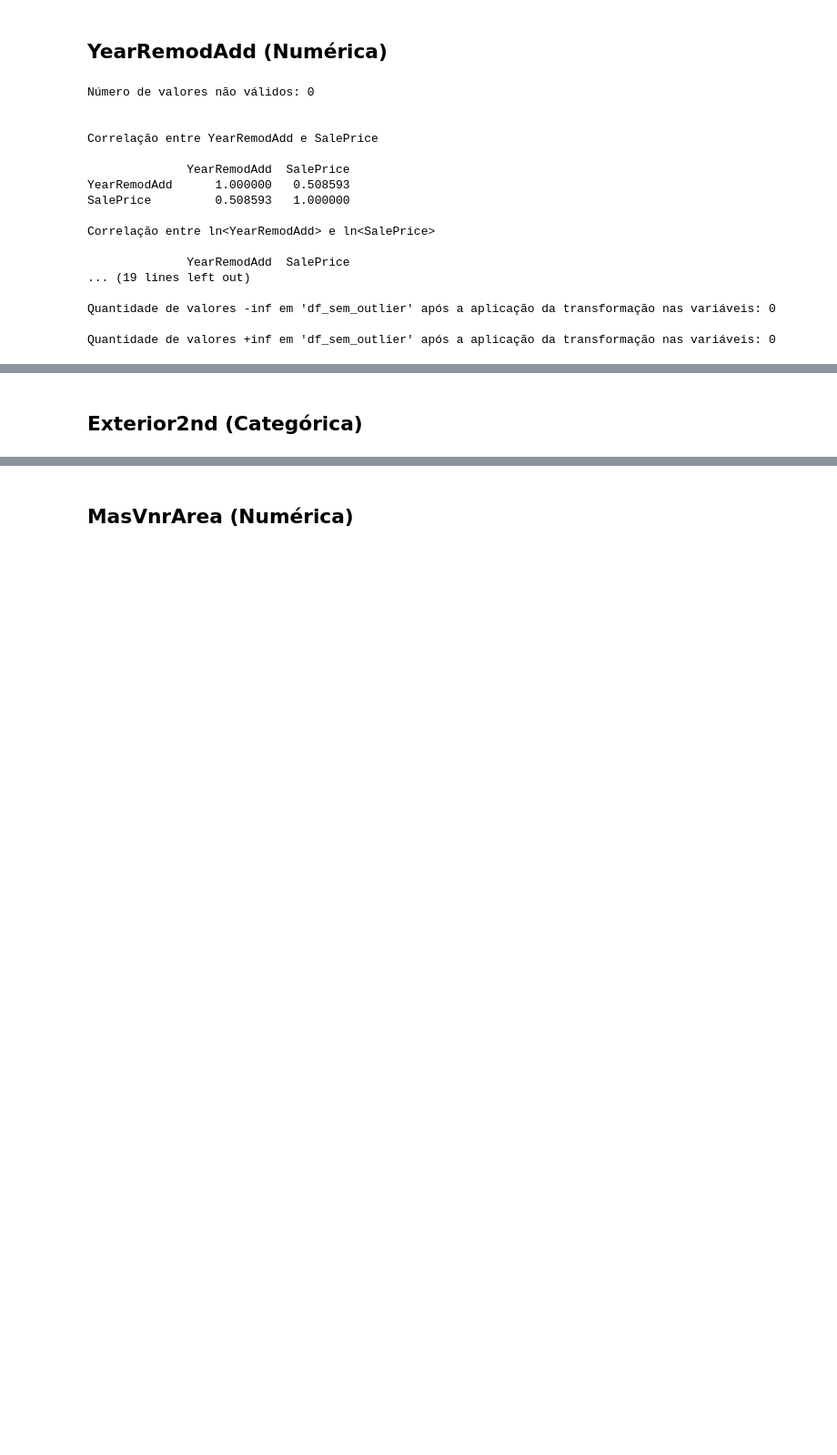
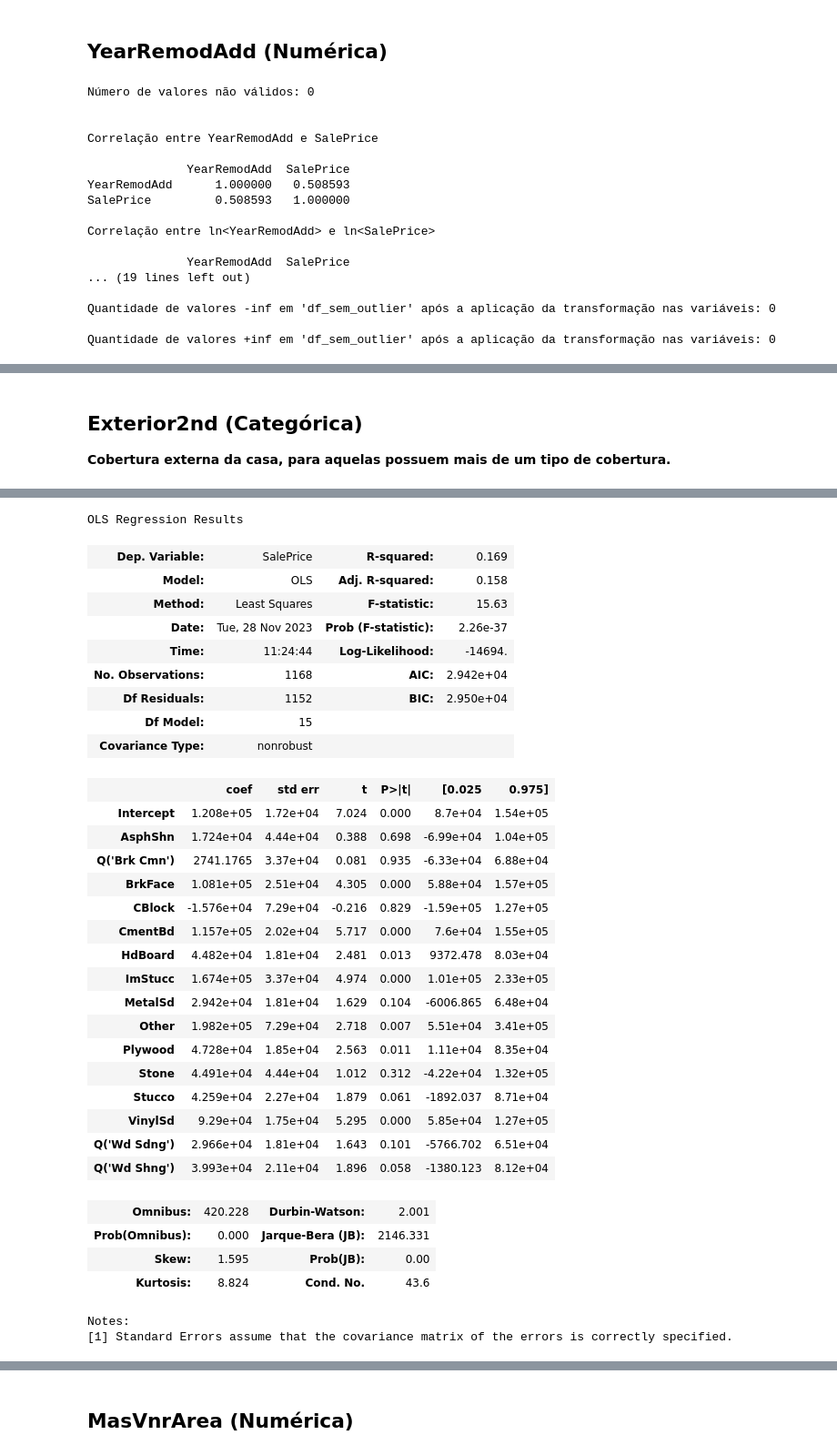
Before and after one commit to JohnDaytonCC/HousePricesPrediction, a Jupyter notebook: Notebook - House Prices Predition.ipynb, the cells around one changed output, grey strips where cells are left out. Shown at 91% size. Drawn from its saved outputs; the diff is of its cells as text; code cells hidden in the pictures; blank space fills up the shorter version.

```diff
--- a/Notebook - House Prices Predition.ipynb
+++ b/Notebook - House Prices Predition.ipynb
@@ -1175,2 +1717,30 @@ Quantidade de valores +inf em 'df_sem_outlier' após a aplicação da transforma
 # %% [markdown]
 ## Exterior2nd (Categórica)
+
+**Cobertura externa da casa, para aquelas possuem mais de um tipo de cobertura.**
+# %%
+nome_feature = 'Exterior2nd'
+
+# Verificação de valores nulos na variável
+print(f'Número de valores não válidos: {dados_treino[nome_feature].isnull().sum()}\n')
+
+# Estatística univariádas pela variável
+print('Verficação da disposição da variável em agurpamento:\n')
+agrupado = dados_treino.groupby([nome_feature]).size()
+print(agrupado)
+
+# Conversão da variável categórica em dicotômica com a exclusão da primeira variável dicotômica.
+df_dummies_auxiliar = pd.get_dummies(dados_treino[nome_feature], columns=[nome_feature], drop_first=True)
+
+# Inclusão da variável dependente ao data frame de variáveis dicotômicas.
+df_dummies_auxiliar[nome_target] = dados_treino[nome_target].copy()
+
+# Verificação do data frame.
+df_dummies_auxiliar.head(6)
+
+# Estimação do modelo de regressão linear múltipla com n-1 dummies
+modelo_dummies = sm.OLS.from_formula("SalePrice ~ AsphShn + Q('Brk Cmn') + BrkFace + CBlock + CmentBd + HdBoard + ImStucc + MetalSd + Other + Plywood + Stone + Stucco + VinylSd + Q('Wd Sdng') + Q('Wd Shng')", df_dummies_auxiliar).fit()
+
+# Verificação dos parâmetros do modelo.
+modelo_dummies.summary()
+# %% [output]
@@ -1177,2 +1764,35 @@ Quantidade de valores +inf em 'df_sem_outlier' após a aplicação da transforma
+OLS Regression Results
+| Dep. Variable: | SalePrice | R-squared: | 0.169 |
+| Model: | OLS | Adj. R-squared: | 0.158 |
+| Method: | Least Squares | F-statistic: | 15.63 |
+| Date: | Tue, 28 Nov 2023 | Prob (F-statistic): | 2.26e-37 |
+| Time: | 11:24:44 | Log-Likelihood: | -14694. |
+| No. Observations: | 1168 | AIC: | 2.942e+04 |
+| Df Residuals: | 1152 | BIC: | 2.950e+04 |
+| Df Model: | 15 |  |  |
+| Covariance Type: | nonrobust |  |  |
+|  | coef | std err | t | P>|t| | [0.025 | 0.975] |
+| Intercept | 1.208e+05 | 1.72e+04 | 7.024 | 0.000 | 8.7e+04 | 1.54e+05 |
+| AsphShn | 1.724e+04 | 4.44e+04 | 0.388 | 0.698 | -6.99e+04 | 1.04e+05 |
+| Q('Brk Cmn') | 2741.1765 | 3.37e+04 | 0.081 | 0.935 | -6.33e+04 | 6.88e+04 |
+| BrkFace | 1.081e+05 | 2.51e+04 | 4.305 | 0.000 | 5.88e+04 | 1.57e+05 |
+| CBlock | -1.576e+04 | 7.29e+04 | -0.216 | 0.829 | -1.59e+05 | 1.27e+05 |
+| CmentBd | 1.157e+05 | 2.02e+04 | 5.717 | 0.000 | 7.6e+04 | 1.55e+05 |
+| HdBoard | 4.482e+04 | 1.81e+04 | 2.481 | 0.013 | 9372.478 | 8.03e+04 |
+| ImStucc | 1.674e+05 | 3.37e+04 | 4.974 | 0.000 | 1.01e+05 | 2.33e+05 |
+| MetalSd | 2.942e+04 | 1.81e+04 | 1.629 | 0.104 | -6006.865 | 6.48e+04 |
+| Other | 1.982e+05 | 7.29e+04 | 2.718 | 0.007 | 5.51e+04 | 3.41e+05 |
+| Plywood | 4.728e+04 | 1.85e+04 | 2.563 | 0.011 | 1.11e+04 | 8.35e+04 |
+| Stone | 4.491e+04 | 4.44e+04 | 1.012 | 0.312 | -4.22e+04 | 1.32e+05 |
+| Stucco | 4.259e+04 | 2.27e+04 | 1.879 | 0.061 | -1892.037 | 8.71e+04 |
+| VinylSd | 9.29e+04 | 1.75e+04 | 5.295 | 0.000 | 5.85e+04 | 1.27e+05 |
+| Q('Wd Sdng') | 2.966e+04 | 1.81e+04 | 1.643 | 0.101 | -5766.702 | 6.51e+04 |
+| Q('Wd Shng') | 3.993e+04 | 2.11e+04 | 1.896 | 0.058 | -1380.123 | 8.12e+04 |
+| Omnibus: | 420.228 | Durbin-Watson: | 2.001 |
+| Prob(Omnibus): | 0.000 | Jarque-Bera (JB): | 2146.331 |
+| Skew: | 1.595 | Prob(JB): | 0.00 |
+| Kurtosis: | 8.824 | Cond. No. | 43.6 |
+Notes:
+[1] Standard Errors assume that the covariance matrix of the errors is correctly specified.
 # %% [markdown]
 ## MasVnrType (Categórica)
```
Also changed, not shown: parts of 34 cells of this notebook.
